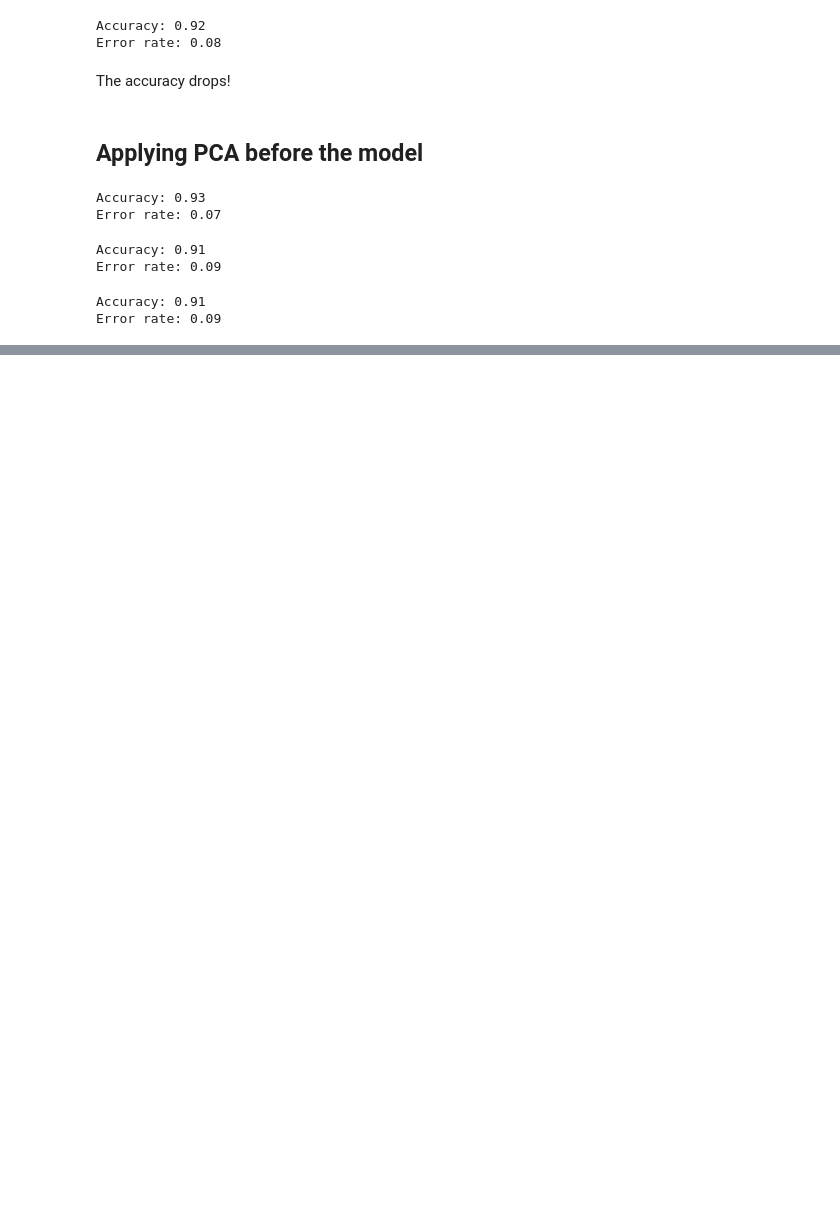
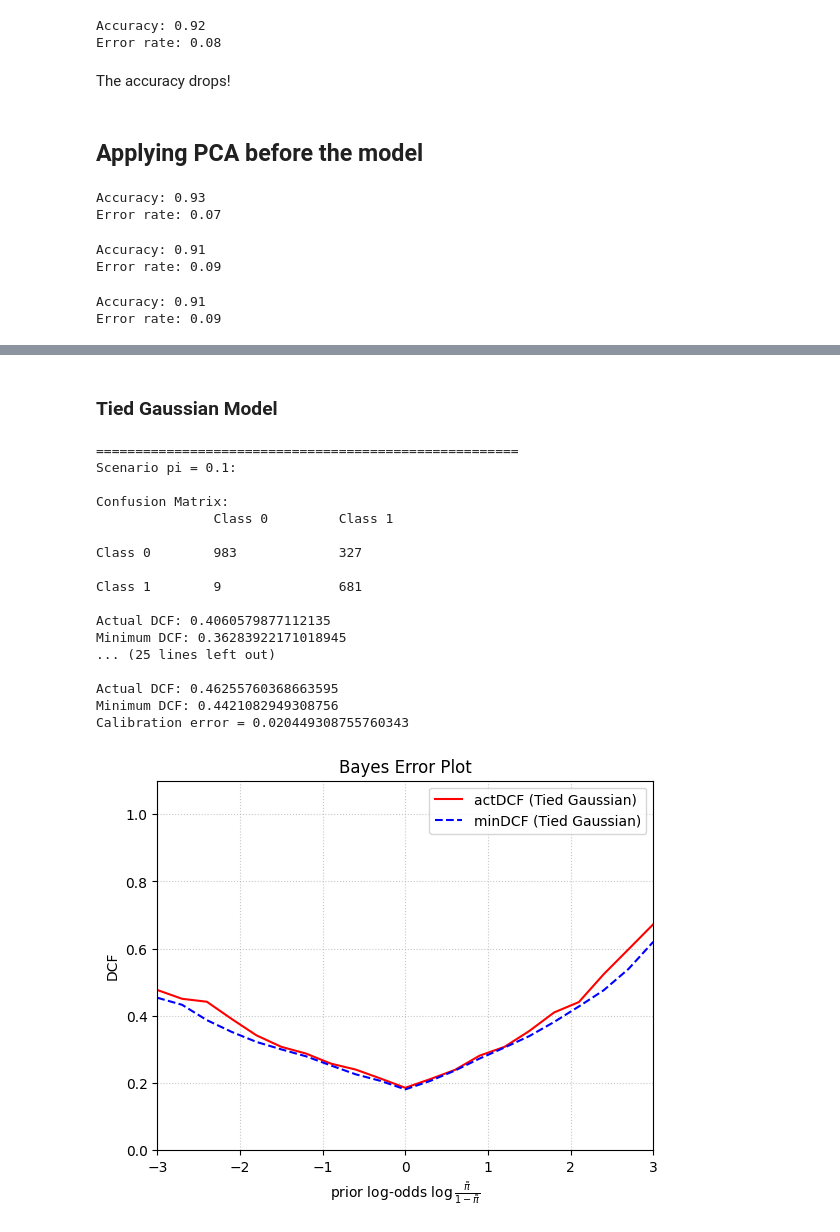
Before and after one commit to mat-riboni/fingerprint-spoofing-detection, a Jupyter notebook: gaussian_model.ipynb, the cells around one changed output, grey strips where cells are left out. Cells and saved outputs as stored; diff of their text form; code cells hidden in the pictures; blank space fills up the shorter version.

```diff
--- a/gaussian_model.ipynb
+++ b/gaussian_model.ipynb
@@ -242,0 +295,45 @@ Error rate: 0.09
+# %% [markdown]
+### Tied Gaussian Model
+# %%
+C = (parameters[0][1]*(L_training == 0).sum()  \
+    + parameters[1][1]*(L_training == 1).sum()) \
+    / L_training.shape[0] # weighted mean covariance matrix : (C1*samples1 + C2*samples2) / tot_samples)
+
+parameters_tied = [(parameters[0][0], C), (parameters[1][0], C)]
+
+scores = compute_ll_per_class(D_eval, parameters_tied)
+
+log_likelihood_ratios = scores[1, :] - scores[0, :]
+
+for pi in effective_priors_scenarios:
+    print("======================================================")
+    predictions = compute_optimal_bayes(log_likelihood_ratios, pi, C_fn, C_fp)
+    print(f"Scenario pi = {pi}:")
+    print("\nConfusion Matrix:")
+    print_binary_confusion_matrix(predictions, L_eval)
+    DCF = compute_act_dcf(log_likelihood_ratios, L_eval, pi, C_fn, C_fp)
+    print(f"Actual DCF: {DCF}")
+    minDCF = compute_min_dcf(log_likelihood_ratios, L_eval, pi, C_fn, C_fp)
+    print(f"Minimum DCF: {minDCF}")
+    print(f"Calibration error = {DCF - minDCF}\n")
+
+plot_bayes_error(log_likelihood_ratios, L_eval, label="Tied Gaussian")
+# %% [output]
+======================================================
+Scenario pi = 0.1:
+
+Confusion Matrix:
+               Class 0         Class 1
+
+Class 0        983             327
+
+Class 1        9               681
+
+Actual DCF: 0.4060579877112135
+Minimum DCF: 0.36283922171018945
+... (25 lines left out)
+
+Actual DCF: 0.46255760368663595
+Minimum DCF: 0.4421082949308756
+Calibration error = 0.020449308755760343
+[figure, added]
```
Also changed, not shown: parts of 7 cells of this notebook, 1 other file.
